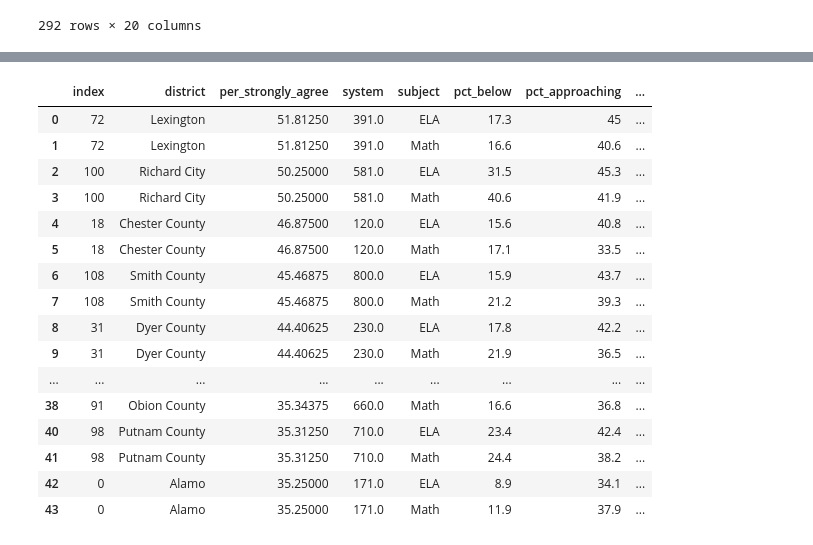
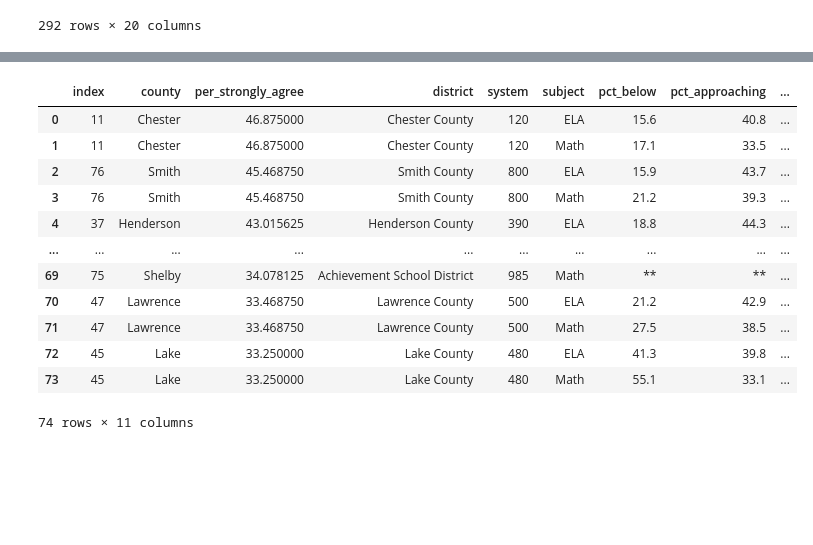
Before and after one commit to JenHall82/jen_capstone, a Jupyter notebook: notebooks/jen_capstone.ipynb, the cells around one changed output, grey strips where cells are left out. Cells and saved outputs as stored; diff of their text form; code cells hidden in the pictures; blank space fills up the shorter version.

```diff
--- a/notebooks/jen_capstone.ipynb
+++ b/notebooks/jen_capstone.ipynb
@@ -383,3 +403,6 @@ dist_scores_percent
 | 166942 | 2022 | 987 | Tennessee Public Charter School C... | TNReady | ELA | All Grades | All Students | 99 | 634 | ... |
 | 167296 | 2022 | 987 | Tennessee Public Charter School C... | TNReady | Math | All Grades | All Students | 99 | 634 | ... |
 292 rows × 20 columns
+# %%
+dist_scores_percent = pd.merge(dist_scores_percent, district_numbers, left_on= 'system', right_on='District Number', how = 'left')
+dist_scores_percent
@@ -386,5 +423,5 @@ dist_scores_percent
 # %%
-dist_scores_percent = dist_scores_percent[['system_name','system', 'subject', 'pct_below', 'pct_approaching', 'pct_met_expectations', 'pct_exceeded_expectations', 'pct_met_exceeded']]
+dist_scores_percent = dist_scores_percent[['system_name','system', 'subject', 'pct_below', 'pct_approaching', 'pct_met_expectations', 'pct_exceeded_expectations', 'pct_met_exceeded', 'County Name']]
 # %%
 dist_scores_percent
 # %% [output]
@@ -404,5 +441,5 @@ dist_scores_percent
 # %%
-dist_scores_percent = dist_scores_percent.rename (columns = {'system_name':'district'})
+dist_scores_percent = dist_scores_percent.rename (columns = {'system_name':'district', 'County Name':'county'})
 dist_scores_percent
 # %% [output]
 |  | district | system | subject | pct_below | pct_approaching | pct_met_expectations | pct_exceeded_expectations | ... |
@@ -420,0 +458,3 @@ dist_scores_percent
+# %%
+dist_scores_percent['county'] = dist_scores_percent['county'].str.replace('County', '')
+dist_scores_percent
@@ -421,23 +475,19 @@ dist_scores_percent
 # %%
 dist_scores_percent.to_csv('../data/dist_scores_percent.csv')
 # %%
-top_sat_scores = pd.merge(top_avg_str_agree, dist_scores_percent, on = 'district', how = 'left').dropna()
+top_sat_scores = pd.merge(top_avg_str_agree, dist_scores_percent, on = 'county', how = 'left').dropna()
 top_sat_scores
 # %% [output]
-|  | index | district | per_strongly_agree | system | subject | pct_below | pct_approaching | ... |
-| 0 | 72 | Lexington | 51.81250 | 391.0 | ELA | 17.3 | 45 | ... |
-| 1 | 72 | Lexington | 51.81250 | 391.0 | Math | 16.6 | 40.6 | ... |
-| 2 | 100 | Richard City | 50.25000 | 581.0 | ELA | 31.5 | 45.3 | ... |
-| 3 | 100 | Richard City | 50.25000 | 581.0 | Math | 40.6 | 41.9 | ... |
-| 4 | 18 | Chester County | 46.87500 | 120.0 | ELA | 15.6 | 40.8 | ... |
-| 5 | 18 | Chester County | 46.87500 | 120.0 | Math | 17.1 | 33.5 | ... |
-| 6 | 108 | Smith County | 45.46875 | 800.0 | ELA | 15.9 | 43.7 | ... |
-| 7 | 108 | Smith County | 45.46875 | 800.0 | Math | 21.2 | 39.3 | ... |
-| 8 | 31 | Dyer County | 44.40625 | 230.0 | ELA | 17.8 | 42.2 | ... |
-| 9 | 31 | Dyer County | 44.40625 | 230.0 | Math | 21.9 | 36.5 | ... |
-| ... | ... | ... | ... | ... | ... | ... | ... | ... |
-| 38 | 91 | Obion County | 35.34375 | 660.0 | Math | 16.6 | 36.8 | ... |
-| 40 | 98 | Putnam County | 35.31250 | 710.0 | ELA | 23.4 | 42.4 | ... |
-| 41 | 98 | Putnam County | 35.31250 | 710.0 | Math | 24.4 | 38.2 | ... |
-| 42 | 0 | Alamo | 35.25000 | 171.0 | ELA | 8.9 | 34.1 | ... |
-| 43 | 0 | Alamo | 35.25000 | 171.0 | Math | 11.9 | 37.9 | ... |
+|  | index | county | per_strongly_agree | district | system | subject | pct_below | pct_approaching | ... |
+| 0 | 11 | Chester | 46.875000 | Chester County | 120 | ELA | 15.6 | 40.8 | ... |
+| 1 | 11 | Chester | 46.875000 | Chester County | 120 | Math | 17.1 | 33.5 | ... |
+| 2 | 76 | Smith | 45.468750 | Smith County | 800 | ELA | 15.9 | 43.7 | ... |
+| 3 | 76 | Smith | 45.468750 | Smith County | 800 | Math | 21.2 | 39.3 | ... |
+| 4 | 37 | Henderson | 43.015625 | Henderson County | 390 | ELA | 18.8 | 44.3 | ... |
+| ... | ... | ... | ... | ... | ... | ... | ... | ... | ... |
+| 69 | 75 | Shelby | 34.078125 | Achievement School District | 985 | Math | ** | ** | ... |
+| 70 | 47 | Lawrence | 33.468750 | Lawrence County | 500 | ELA | 21.2 | 42.9 | ... |
+| 71 | 47 | Lawrence | 33.468750 | Lawrence County | 500 | Math | 27.5 | 38.5 | ... |
+| 72 | 45 | Lake | 33.250000 | Lake County | 480 | ELA | 41.3 | 39.8 | ... |
+| 73 | 45 | Lake | 33.250000 | Lake County | 480 | Math | 55.1 | 33.1 | ... |
+74 rows × 11 columns
```
Also changed, not shown: parts of 54 cells of this notebook.
